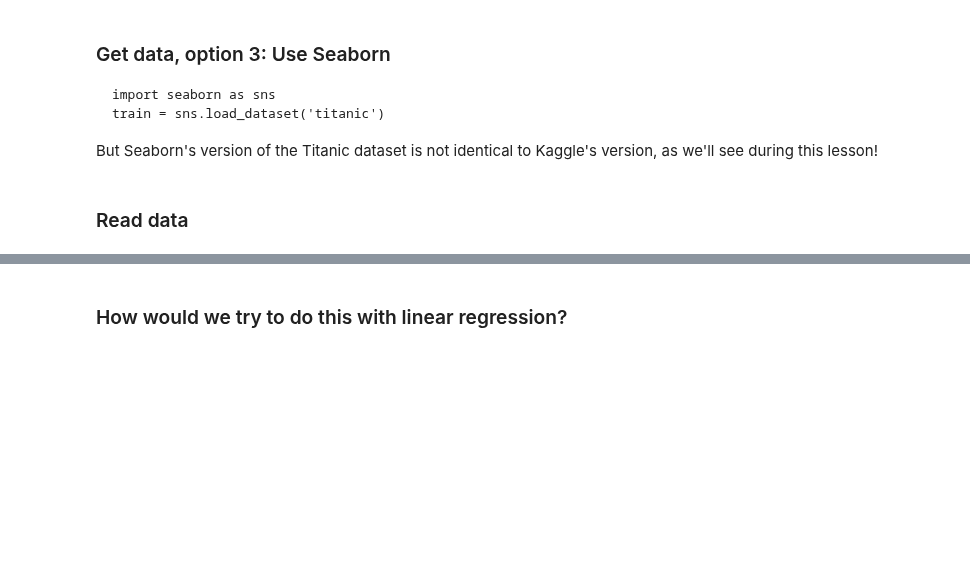
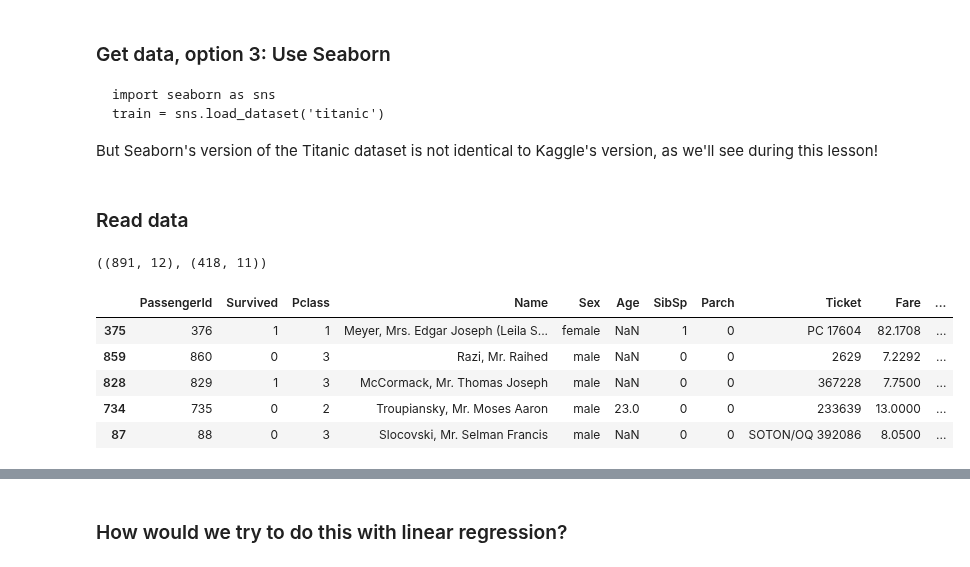
Before and after one commit to LambdaSchool/DS-Unit-2-Sprint-3-Classification-Validation, a Jupyter notebook: module1-logistic-regression/LS_DS_231_Logistic_Regression.ipynb, the cells around one changed output, grey strips where cells are left out. Cells and saved outputs as stored; diff of their text form; code cells hidden in the pictures; blank space fills up the shorter version.

```diff
--- a/module1-logistic-regression/LS_DS_231_Logistic_Regression.ipynb
+++ b/module1-logistic-regression/LS_DS_231_Logistic_Regression.ipynb
@@ -48,3 +67,20 @@ train = sns.load_dataset('titanic')
 But Seaborn's version of the Titanic dataset is not identical to Kaggle's version, as we'll see during this lesson!
 # %% [markdown]
 ### Read data
+# %%
+import pandas as pd
+train = pd.read_csv('train.csv')
+test = pd.read_csv('test.csv')
+
+train.shape, test.shape
+# %% [output]
+((891, 12), (418, 11))
+# %%
+train.sample(5)
+# %% [output]
+|  | PassengerId | Survived | Pclass | Name | Sex | Age | SibSp | Parch | Ticket | Fare | ... |
+| 375 | 376 | 1 | 1 | Meyer, Mrs. Edgar Joseph (Leila S... | female | NaN | 1 | 0 | PC 17604 | 82.1708 | ... |
+| 859 | 860 | 0 | 3 | Razi, Mr. Raihed | male | NaN | 0 | 0 | 2629 | 7.2292 | ... |
+| 828 | 829 | 1 | 3 | McCormack, Mr. Thomas Joseph | male | NaN | 0 | 0 | 367228 | 7.7500 | ... |
+| 734 | 735 | 0 | 2 | Troupiansky, Mr. Moses Aaron | male | 23.0 | 0 | 0 | 233639 | 13.0000 | ... |
+| 87 | 88 | 0 | 3 | Slocovski, Mr. Selman Francis | male | NaN | 0 | 0 | SOTON/OQ 392086 | 8.0500 | ... |
```
Also changed, not shown: parts of 16 cells of this notebook.
